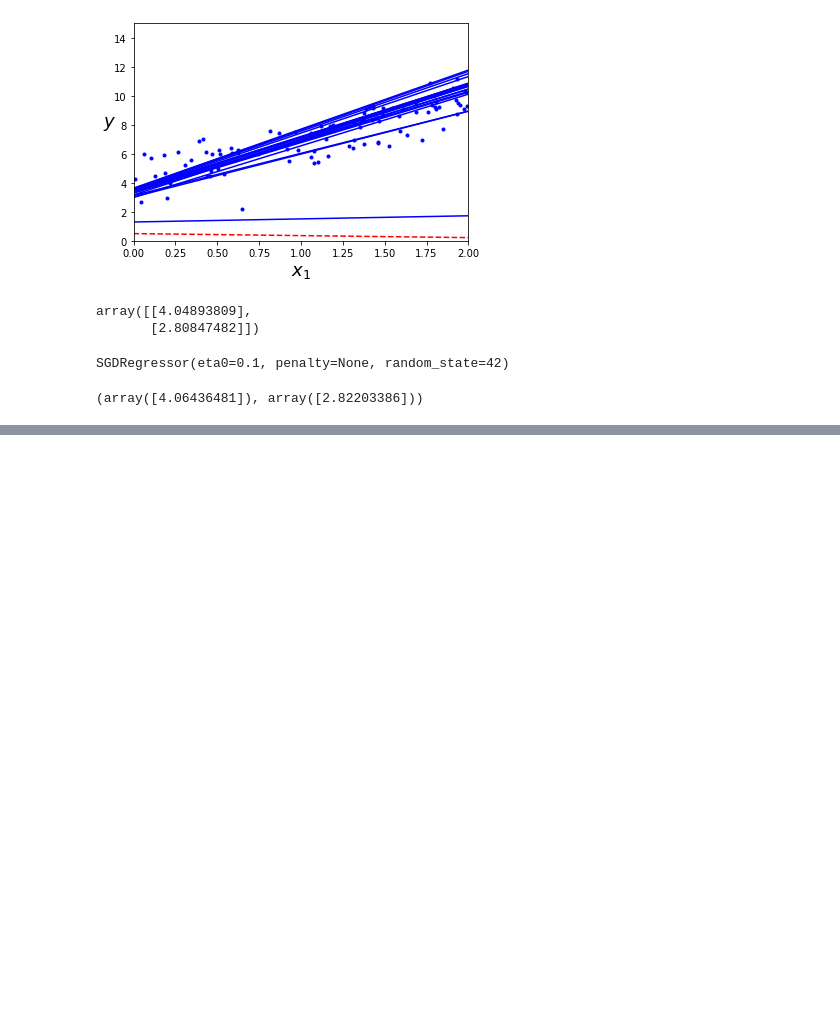
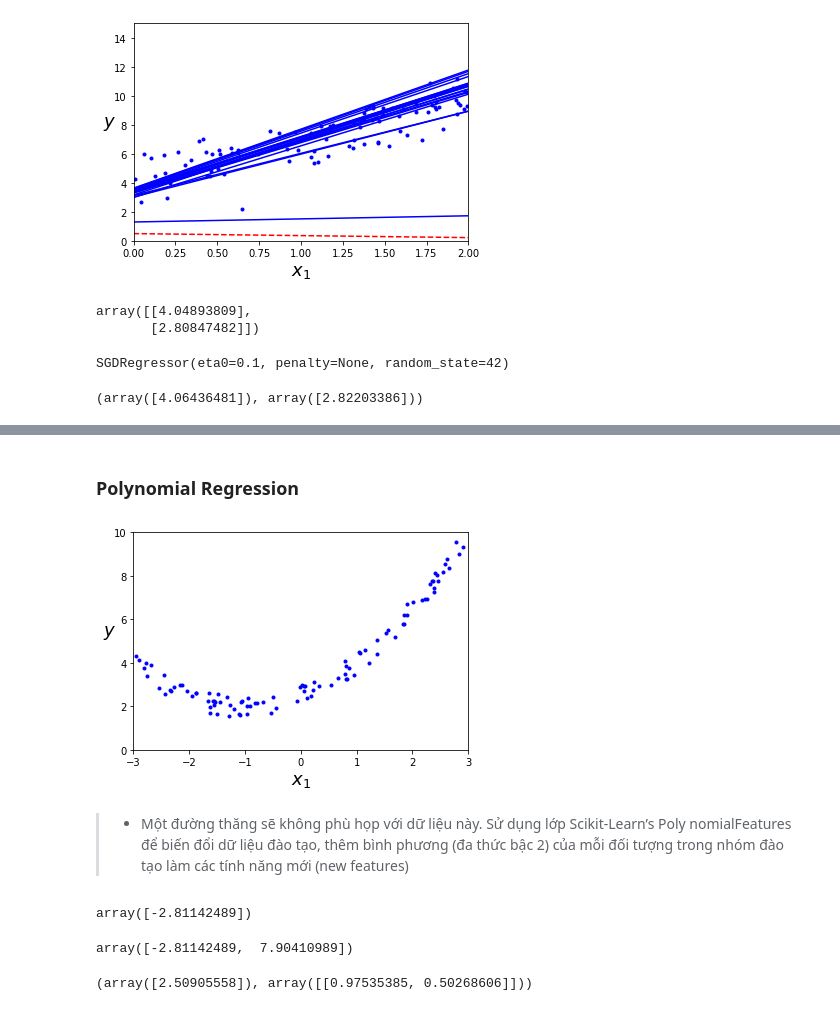
Before and after one commit to denotevn/To-master-machine-learning, a Jupyter notebook: Train Model/LineaRegression.ipynb, the cells around one changed output, grey strips where cells are left out. Saved outputs shown, nothing was run; the diff lists cells and outputs as text; code cells hidden in the pictures; blank space fills up the shorter version.

Commit message:
Polynomial Features

```diff
--- a/Train Model/LineaRegression.ipynb
+++ b/Train Model/LineaRegression.ipynb
@@ -135,0 +218,2 @@ sgd_reg.intercept_, sgd_reg.coef_
+# %% [markdown]
+### **Polynomial Regression**
@@ -135,0 +224,31 @@ sgd_reg.intercept_, sgd_reg.coef_
+# %%
+m = 100
+X = 6 * np.random.rand(m,1) - 3
+y = 0.5 * X**2 + X + 2 + np.random.rand(m,1)
+# %%
+plt.plot(X,y, "b.")
+plt.xlabel("$x_1$", fontsize=18)
+plt.ylabel("$y$", rotation=0, fontsize=18)
+plt.axis([-3, 3, 0, 10])
+plt.show()
+# %% [output]
+[figure, added]
+# %% [markdown]
+>+ Một đường thăng sẽ không phù họp với dữ liệu này. Sử dụng lớp Scikit-Learn’s Poly nomialFeatures để biến đổi dữ liệu đào tạo, thêm bình phương (đa thức bậc 2) của mỗi đối tượng trong nhóm đào tạo làm các tính năng mới (new features)
+# %%
+from sklearn.preprocessing import PolynomialFeatures
+poly_features = PolynomialFeatures(degree=2, include_bias=False)
+X_poly = poly_features.fit_transform(X)
+X[0]
+# %% [output]
+array([-2.81142489])
+# %%
+X_poly[0]
+# %% [output]
+array([-2.81142489,  7.90410989])
+# %%
+lin_reg = LinearRegression()
+lin_reg.fit(X_poly, y)
+lin_reg.intercept_, lin_reg.coef_
+# %% [output]
+(array([2.50905558]), array([[0.97535385, 0.50268606]]))
```
Also changed, not shown: parts of 17 cells of this notebook.
